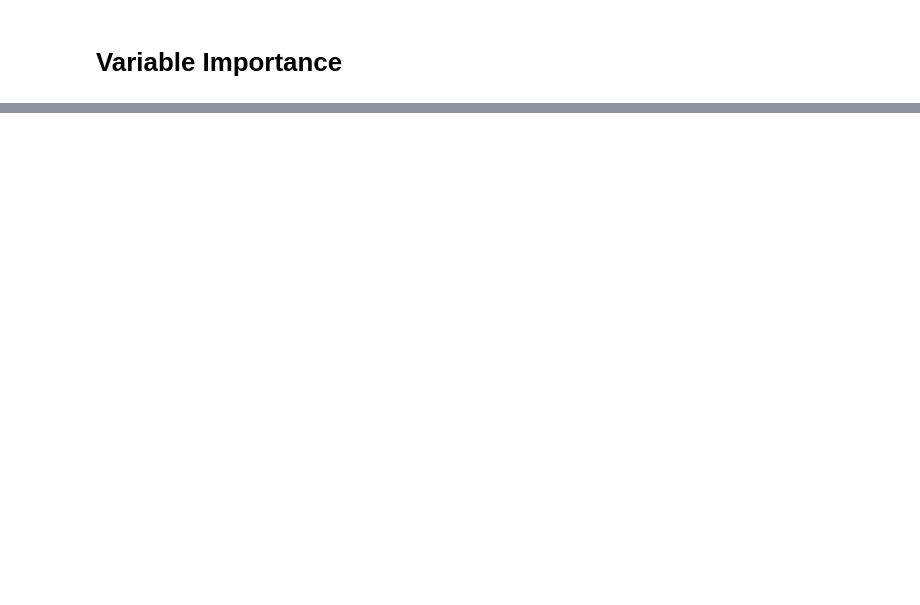
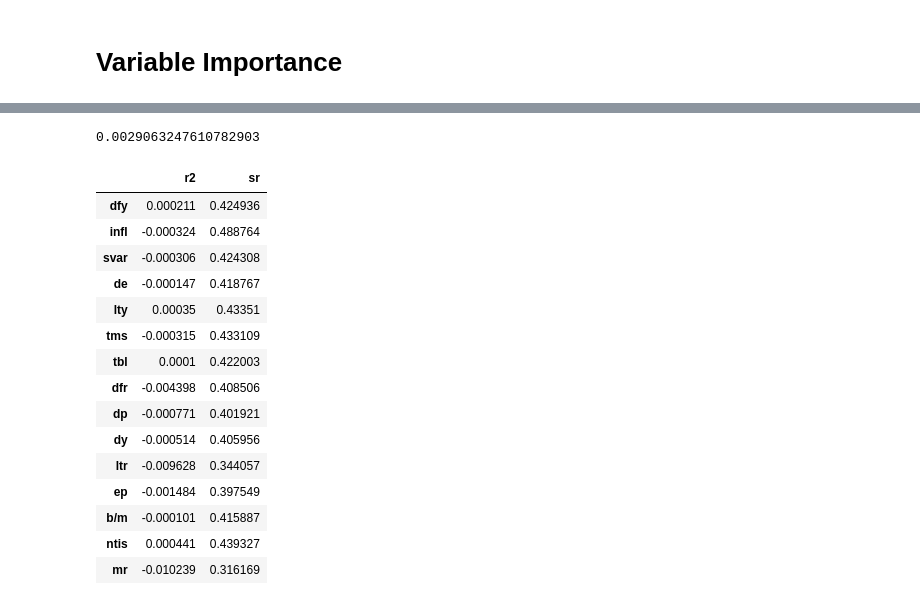
Before and after one commit to zivmi/voc_reproduction, a Jupyter notebook: notebooks/05-mz-variable-importance.ipynb, the cells around one changed output, grey strips where cells are left out. Drawn from its saved outputs; the diff is of its cells as text; code cells hidden in the pictures; blank space fills up the shorter version.

```diff
--- a/notebooks/05-mz-variable-importance.ipynb
+++ b/notebooks/05-mz-variable-importance.ipynb
@@ -209,0 +75,2 @@ NameError: name 'Y' is not defined
+# %%
+r = r[1:,0,0,0]
@@ -209,0 +81,30 @@ NameError: name 'Y' is not defined
+# %%
+realized_R = realized_R.values[-len(r):]
+sigma_R = sigma_R.values[-len(r):]
+# %%
+for var_id, var in enumerate(vars_to_exclude):
+    print(f"var: {var}")
+
+    first_pass = True
+    sr=0
+    r2=0
+    for seed in range(from_seed, to_seed+1):
+        # print every 100th seed
+        if seed % 100 == 0:
+            print(f"seed: {seed}")
+        r = np.load(f"{interim_data_path}/return_forecasts/{seed:04}_var{var_id:02}_return_forecasts.npy")
+        r = r[1:,0,0,0]
+
+        strategy_returns = r * realized_R
+        return_forecasts_rescaled = r * sigma_R
+
+        #### calculate metrics
+        # R2
+        forecast_errors = return_forecasts_rescaled - realized_R
+        r2 += (1 - forecast_errors.var() / realized_R.var())
+
+        # sharpe ratio
+        sr += strategy_returns.mean() / strategy_returns.std()
+
+    output_df.loc[var, 'r2'] = r2 / (to_seed - from_seed + 1)
+    output_df.loc[var, 'sr'] = np.sqrt(12) * sr / (to_seed - from_seed + 1)
@@ -209,0 +129,23 @@ NameError: name 'Y' is not defined
+# %%
+realized_R.var()
+# %% [output]
+0.0029063247610782903
+# %%
+output_df
+# %% [output]
+|  | r2 | sr |
+| dfy | 0.000211 | 0.424936 |
+| infl | -0.000324 | 0.488764 |
+| svar | -0.000306 | 0.424308 |
+| de | -0.000147 | 0.418767 |
+| lty | 0.00035 | 0.43351 |
+| tms | -0.000315 | 0.433109 |
+| tbl | 0.0001 | 0.422003 |
+| dfr | -0.004398 | 0.408506 |
+| dp | -0.000771 | 0.401921 |
+| dy | -0.000514 | 0.405956 |
+| ltr | -0.009628 | 0.344057 |
+| ep | -0.001484 | 0.397549 |
+| b/m | -0.000101 | 0.415887 |
+| ntis | 0.000441 | 0.439327 |
+| mr | -0.010239 | 0.316169 |
```
Also changed, not shown: parts of 27 cells of this notebook, 7 other files.
